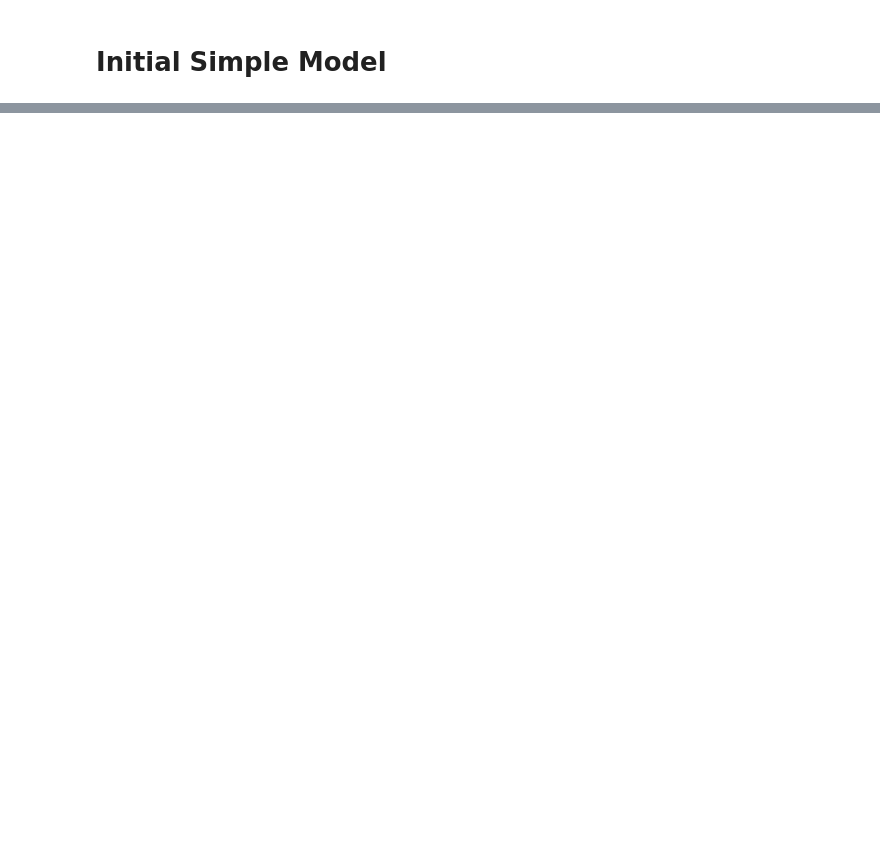
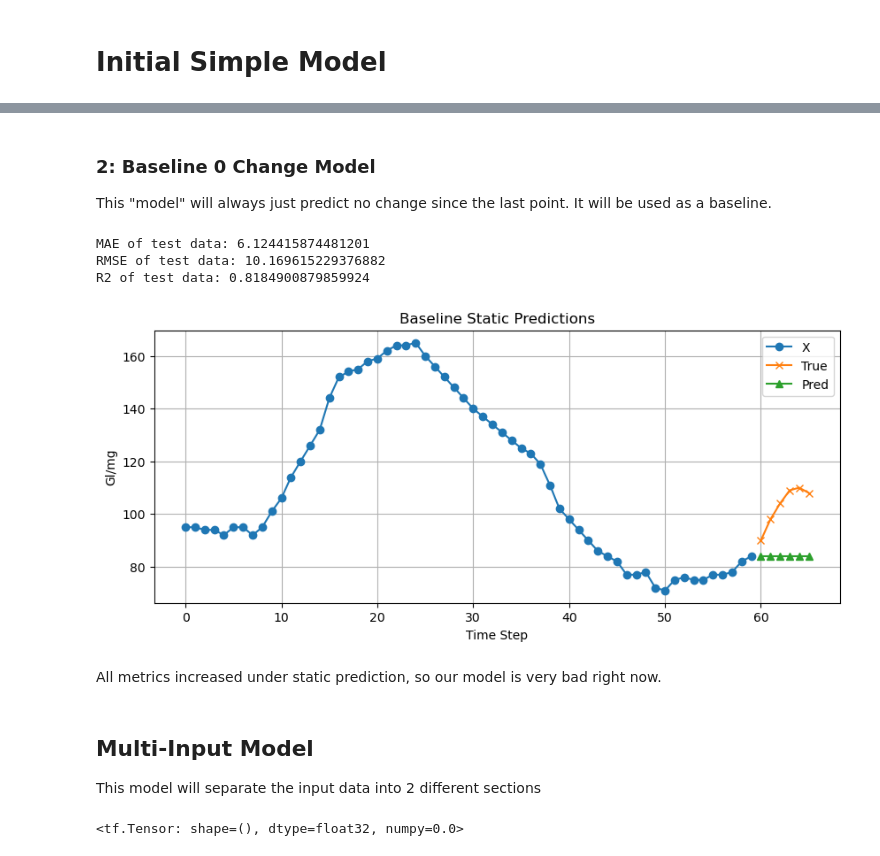
Before and after one commit to AsaAdomatis/DS780-Project, a Jupyter notebook: starter_code_cnn.ipynb, the cells around one changed output, grey strips where cells are left out. Cells and saved outputs as stored; diff of their text form; code cells hidden in the pictures; blank space fills up the shorter version.

```diff
--- a/starter_code_cnn.ipynb
+++ b/starter_code_cnn.ipynb
@@ -184,0 +325,34 @@ X_test[0].shape, y_test[0].shape, prediction[0].shape
+# %% [markdown]
+### 2: Baseline 0 Change Model
+This "model" will always just predict no change since the last point. It will be used as a baseline.
+# %%
+# getting static predictions
+def create_static_predictions(X, target_offset=6):
+    y_pred_static = []
+    for i in range(X_test.shape[0]):
+        static_prediction = np.full((target_offset, ), X[i, -1, 0])
+        y_pred_static.append(static_prediction)
+
+    return np.array(y_pred_static)
+
+y_pred_static = create_static_predictions(X_test, target_offset)
+# %%
+# Analyzign the quality of the static predictions
+mae = mean_absolute_error(y_test, y_pred_static)
+mse = mean_squared_error(y_test, y_pred_static)
+r2 = r2_score(y_test, y_pred_static)
+print("MAE of test data:", mae)
+print("RMSE of test data:", mse**0.5)
+print("R2 of test data:", r2)
+# Visualizing the static predicitons
+visualize_predictions(X_test, y_test, y_pred_static, index=55, title='Baseline Static Predictions')
+# %% [output]
+MAE of test data: 6.124415874481201
+RMSE of test data: 10.169615229376882
+R2 of test data: 0.8184900879859924
+[figure, added]
+# %% [markdown]
+All metrics increased under static prediction, so our model is very bad right now.
+# %% [markdown]
+## Multi-Input Model
+This model will separate the input data into 2 different sections
@@ -184,0 +431,5 @@ X_test[0].shape, y_test[0].shape, prediction[0].shape
+# %%
+import tensorflow as tf
+tf.reduce_mean(y_train - inverse_transform_delta_from_last(X_train_time, transform_delta_from_last(X_train_time, y_train)))
+# %% [output]
+<tf.Tensor: shape=(), dtype=float32, numpy=0.0>
```
Also changed, not shown: parts of 49 cells of this notebook.
